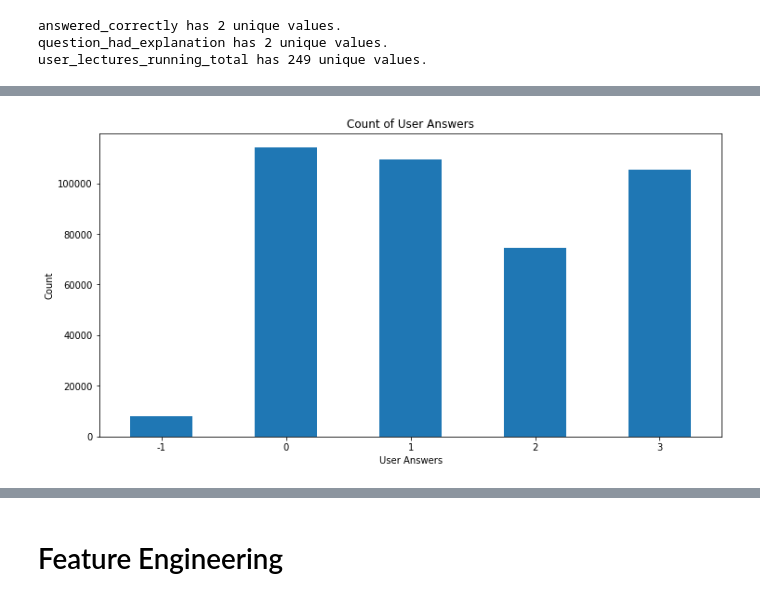
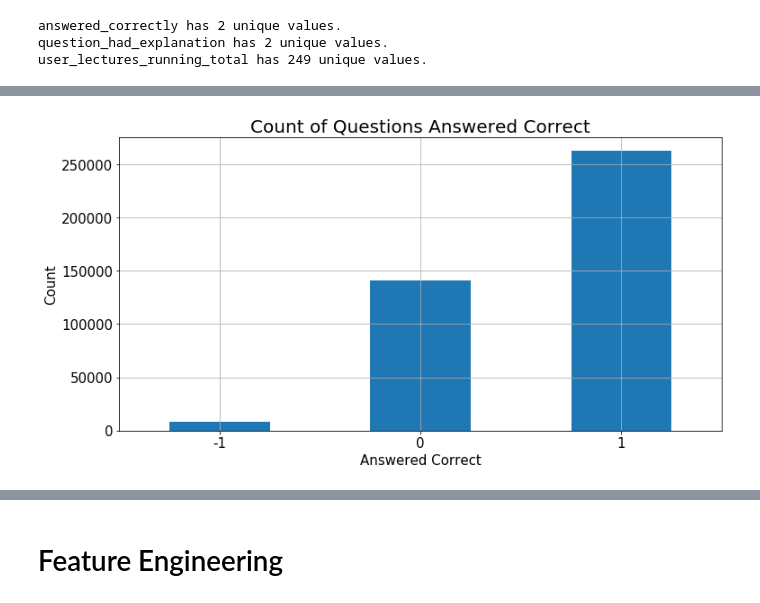
Before and after one commit to Riiid-Team/AI-Learning, a Jupyter notebook: MVP.ipynb, the cells around one changed output, grey strips where cells are left out. Drawn from its saved outputs; the diff is of its cells as text; code cells hidden in the pictures.

```diff
--- a/MVP.ipynb
+++ b/MVP.ipynb
@@ -245,15 +209,14 @@ pd.crosstab(df_train.user_answer, df_train.answered_correctly, margins=True)
 # %%
-# User answer value count
-# Use df_train for this plot
-# -1 means this was a lecture
-# 0,1,2,3 are user answers A,B,C,D
+# Count of Questions Answered Correct
+# -1 is for lectures
 plt.figure(figsize=(12,6))
-df_train.user_answer.value_counts().sort_index().plot.bar()
-user_answer = df_train.user_answer.mean()
-plt.title("Count of User Answers")
-plt.xlabel('User Answers')
-plt.ylabel('Count')
-plt.xticks(rotation=0)
+df_train.answered_correctly.value_counts().sort_index().plot.bar(grid=True)
+answer_correctly = df_train.answered_correctly.mean()
+plt.title("Count of Questions Answered Correct",fontsize=20)
+plt.xlabel('Answered Correct',fontsize=15)
+plt.ylabel('Count',fontsize=15)
+plt.xticks(rotation=0,fontsize=15)
+plt.yticks(rotation=0,fontsize=15)
 plt.show()
 # %% [output]
-[figure, old version]
+[figure, new version]
```
Also changed, not shown: parts of 19 cells of this notebook.
